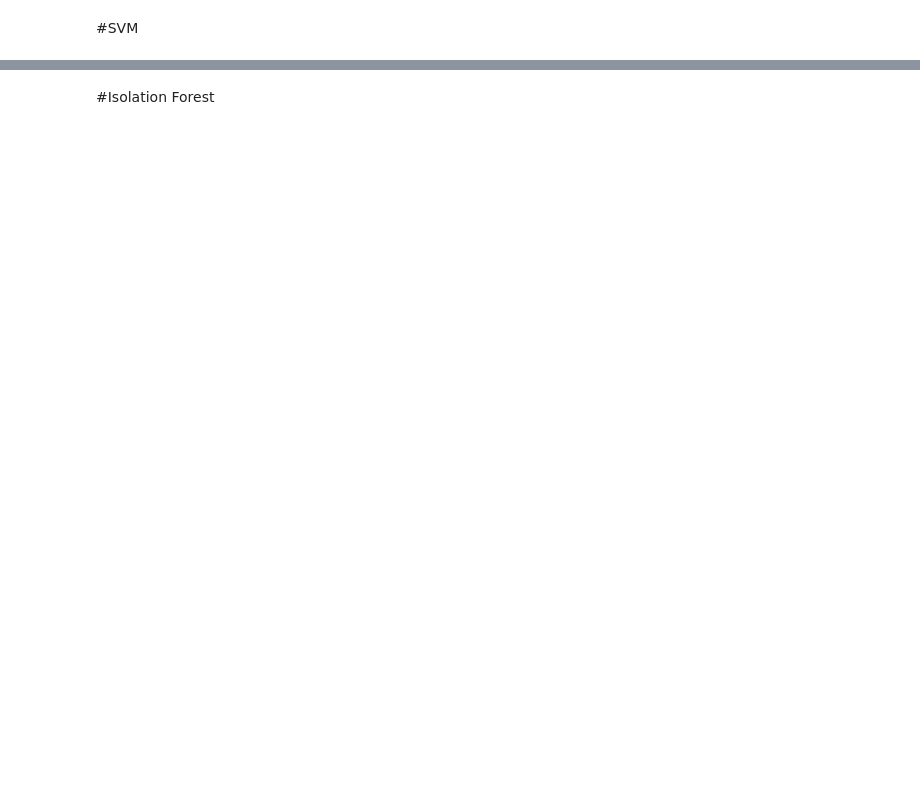
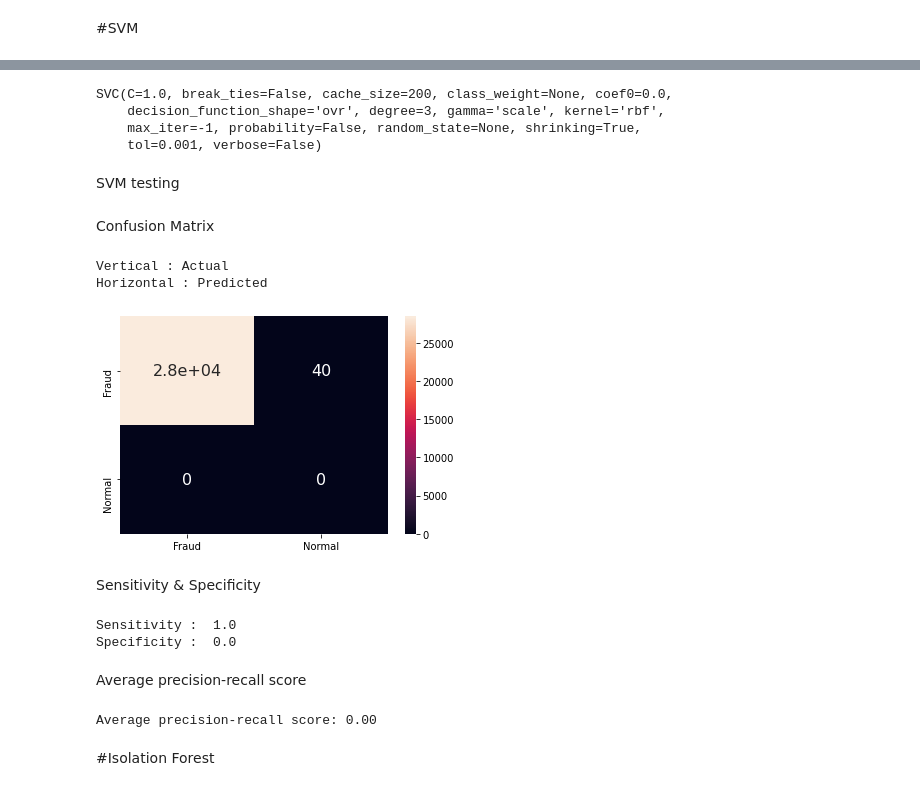
Before and after one commit to 201701203/Anomaly-detection-in-Payments-using-ML, a Jupyter notebook: Anamoly_detection.ipynb, the cells around one changed output, grey strips where cells are left out. Saved outputs shown, nothing was run; the diff lists cells and outputs as text; code cells hidden in the pictures; blank space fills up the shorter version.

```diff
--- a/Anamoly_detection.ipynb
+++ b/Anamoly_detection.ipynb
@@ -293,0 +198,3 @@ class SVM():
+# %%
+from sklearn.svm import SVC
+model_svm = SVC()
@@ -294,3 +203,47 @@ class SVM():
+# %%
+model_svm.fit(X = x_train,y=y_train)
+# %% [output]
+SVC(C=1.0, break_ties=False, cache_size=200, class_weight=None, coef0=0.0,
+    decision_function_shape='ovr', degree=3, gamma='scale', kernel='rbf',
+    max_iter=-1, probability=False, random_state=None, shrinking=True,
+    tol=0.001, verbose=False)
+# %% [markdown]
+SVM testing
+# %%
+y_svm = model_svm.predict(x_test)
+# %% [markdown]
+Confusion Matrix
+# %%
+y_svm[y_svm == 1] = 0
+y_svm[y_svm == -1] = 1
+cm_svm = confusion_matrix(y_svm,y_test)
+cm_svm_p = pd.DataFrame(cm_svm, index = [i for i in {"Fraud","Normal"}], columns = [i for i in {"Fraud","Normal"}])
+sns.heatmap(cm_svm_p, annot=True, annot_kws={"size": 16})
+print("Vertical : Actual")
+print("Horizontal : Predicted")
+# %% [output]
+Vertical : Actual
+Horizontal : Predicted
+[figure, added]
+# %% [markdown]
+Sensitivity & Specificity
+# %%
+Sensitivity = cm_svm[0][0]/(cm_svm[0][0]+cm_svm[1][0])
+
+Specificity = cm_svm[1][1]/(cm_svm[1][1]+cm_svm[0][1])
+
+print("Sensitivity : ",Sensitivity)
+print("Specificity : ",Specificity)
+# %% [output]
+Sensitivity :  1.0
+Specificity :  0.0
+# %% [markdown]
+Average precision-recall score
+# %%
+average_precision = average_precision_score(y_test, y_svm)
+print('Average precision-recall score: {0:0.2f}'.format(average_precision))
+# %% [output]
+Average precision-recall score: 0.00
 # %% [markdown]
 #Isolation Forest
 # %%
```
Also changed, not shown: parts of 40 cells of this notebook.
